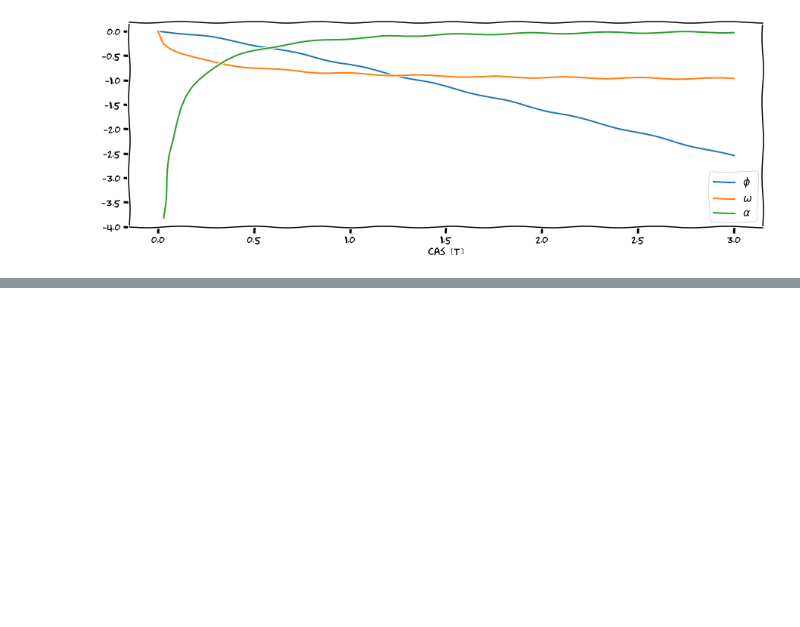
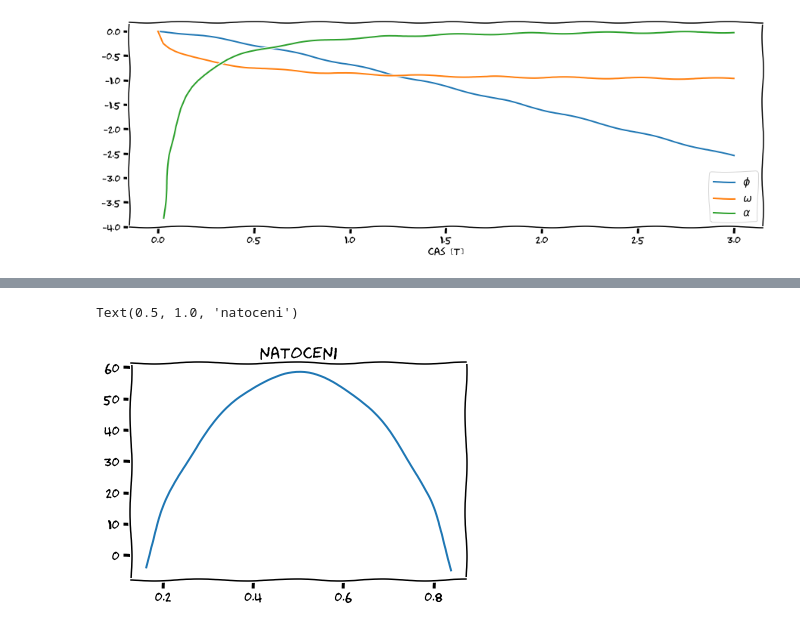
Before and after one commit to petr-henys/TME, a Jupyter notebook: mechanizmy.ipynb, the cells around one changed output, grey strips where cells are left out. Cells and saved outputs as stored; diff of their text form; code cells hidden in the pictures; blank space fills up the shorter version.

```diff
--- a/mechanizmy.ipynb
+++ b/mechanizmy.ipynb
@@ -225,0 +377,6 @@ plt.show()
+# %%
+plt.plot(tn, np.rad2deg(phin(tn)))
+plt.title('natoceni')
+# %% [output]
+Text(0.5, 1.0, 'natoceni')
+[figure, added]
```
Also changed, not shown: parts of 20 cells of this notebook.
